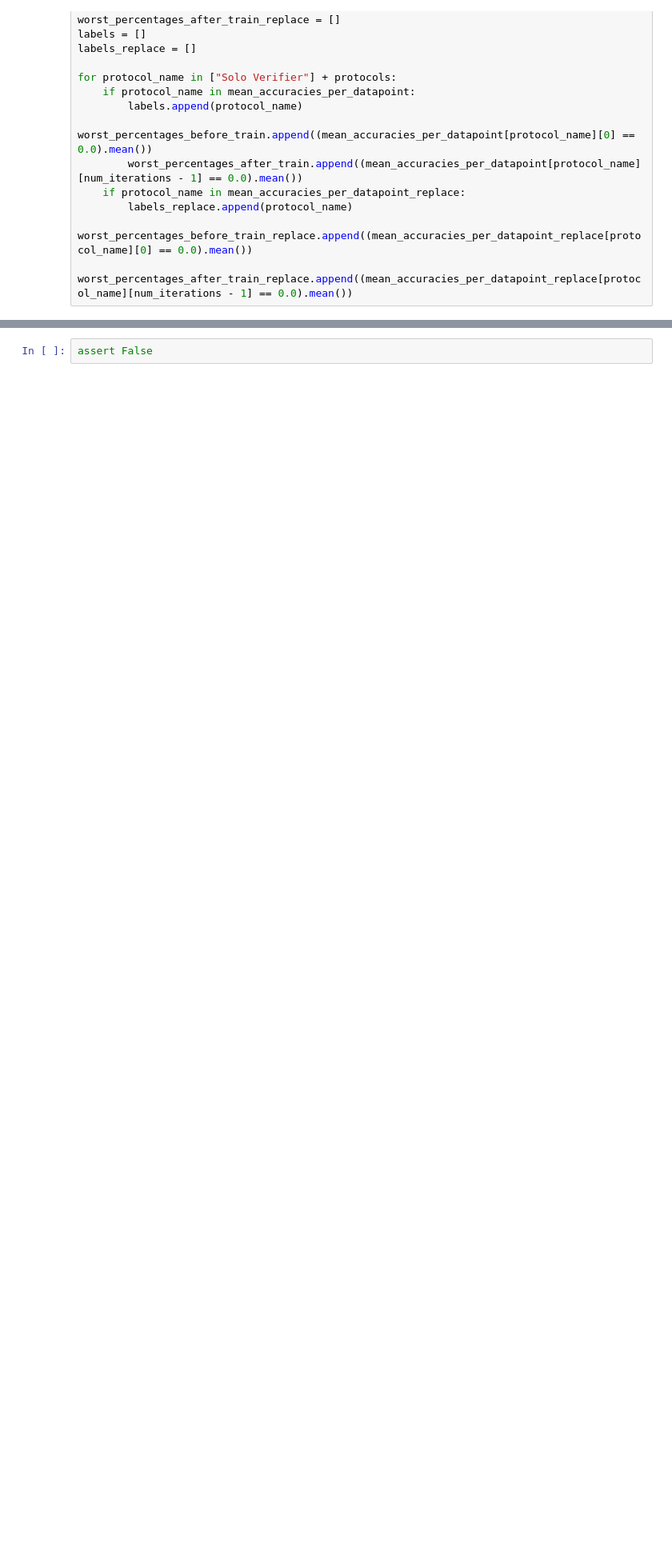
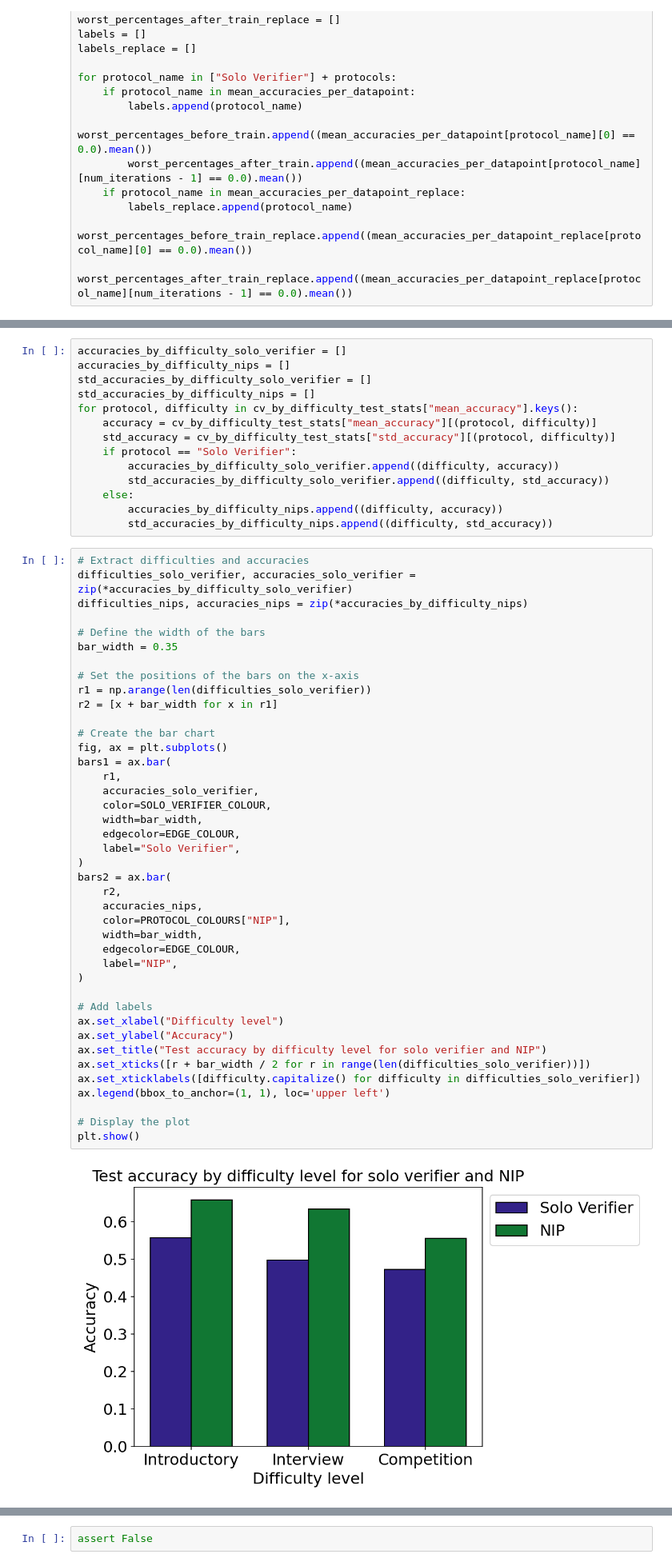
Before and after one commit to SamAdamDay/neural-interactive-proofs, a Jupyter notebook: playground/plots.ipynb, the cells around one changed output, grey strips where cells are left out. Shown at 80% size. Saved outputs shown, nothing was run; the diff lists cells and outputs as text; blank space fills up the shorter version.

```diff
--- a/playground/plots.ipynb
+++ b/playground/plots.ipynb
@@ -1723,3 +1740,60 @@ plt.show()
+# %%
+accuracies_by_difficulty_solo_verifier = []
+accuracies_by_difficulty_nips = []
+std_accuracies_by_difficulty_solo_verifier = []
+std_accuracies_by_difficulty_nips = []
+for protocol, difficulty in cv_by_difficulty_test_stats["mean_accuracy"].keys():
+    accuracy = cv_by_difficulty_test_stats["mean_accuracy"][(protocol, difficulty)]
+    std_accuracy = cv_by_difficulty_test_stats["std_accuracy"][(protocol, difficulty)]
+    if protocol == "Solo Verifier":
+        accuracies_by_difficulty_solo_verifier.append((difficulty, accuracy))
+        std_accuracies_by_difficulty_solo_verifier.append((difficulty, std_accuracy))
+    else:
+        accuracies_by_difficulty_nips.append((difficulty, accuracy))
+        std_accuracies_by_difficulty_nips.append((difficulty, std_accuracy))
+# %%
+# Extract difficulties and accuracies
+difficulties_solo_verifier, accuracies_solo_verifier = zip(*accuracies_by_difficulty_solo_verifier)
+difficulties_nips, accuracies_nips = zip(*accuracies_by_difficulty_nips)
+
+# Define the width of the bars
+bar_width = 0.35
+
+# Set the positions of the bars on the x-axis
+r1 = np.arange(len(difficulties_solo_verifier))
+r2 = [x + bar_width for x in r1]
+
+# Create the bar chart
+fig, ax = plt.subplots()
+bars1 = ax.bar(
+    r1,
+    accuracies_solo_verifier,
+    color=SOLO_VERIFIER_COLOUR,
+    width=bar_width,
+    edgecolor=EDGE_COLOUR,
+    label="Solo Verifier",
+)
+bars2 = ax.bar(
+    r2,
+    accuracies_nips,
+    color=PROTOCOL_COLOURS["NIP"],
+    width=bar_width,
+    edgecolor=EDGE_COLOUR,
+    label="NIP",
+)
+
+# Add labels
+ax.set_xlabel("Difficulty level")
+ax.set_ylabel("Accuracy")
+ax.set_title("Test accuracy by difficulty level for solo verifier and NIP")
+ax.set_xticks([r + bar_width / 2 for r in range(len(difficulties_solo_verifier))])
+ax.set_xticklabels([difficulty.capitalize() for difficulty in difficulties_solo_verifier])
+ax.legend(bbox_to_anchor=(1, 1), loc='upper left')
+
+# Display the plot
+plt.show()
+# %% [output]
+[figure, added]
 # %% [markdown]
 ## Assert False
 # %%
```
Also changed, not shown: parts of 4 cells of this notebook.
